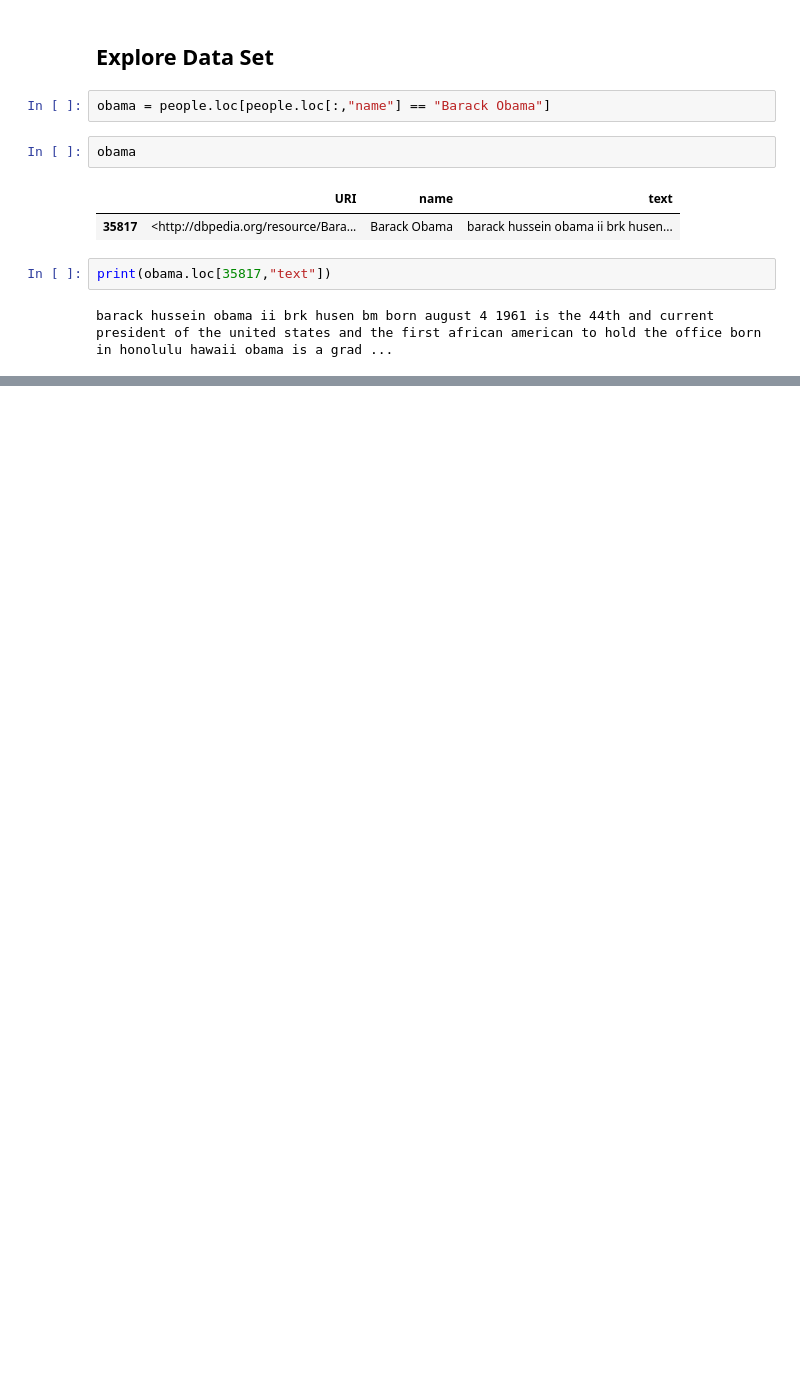
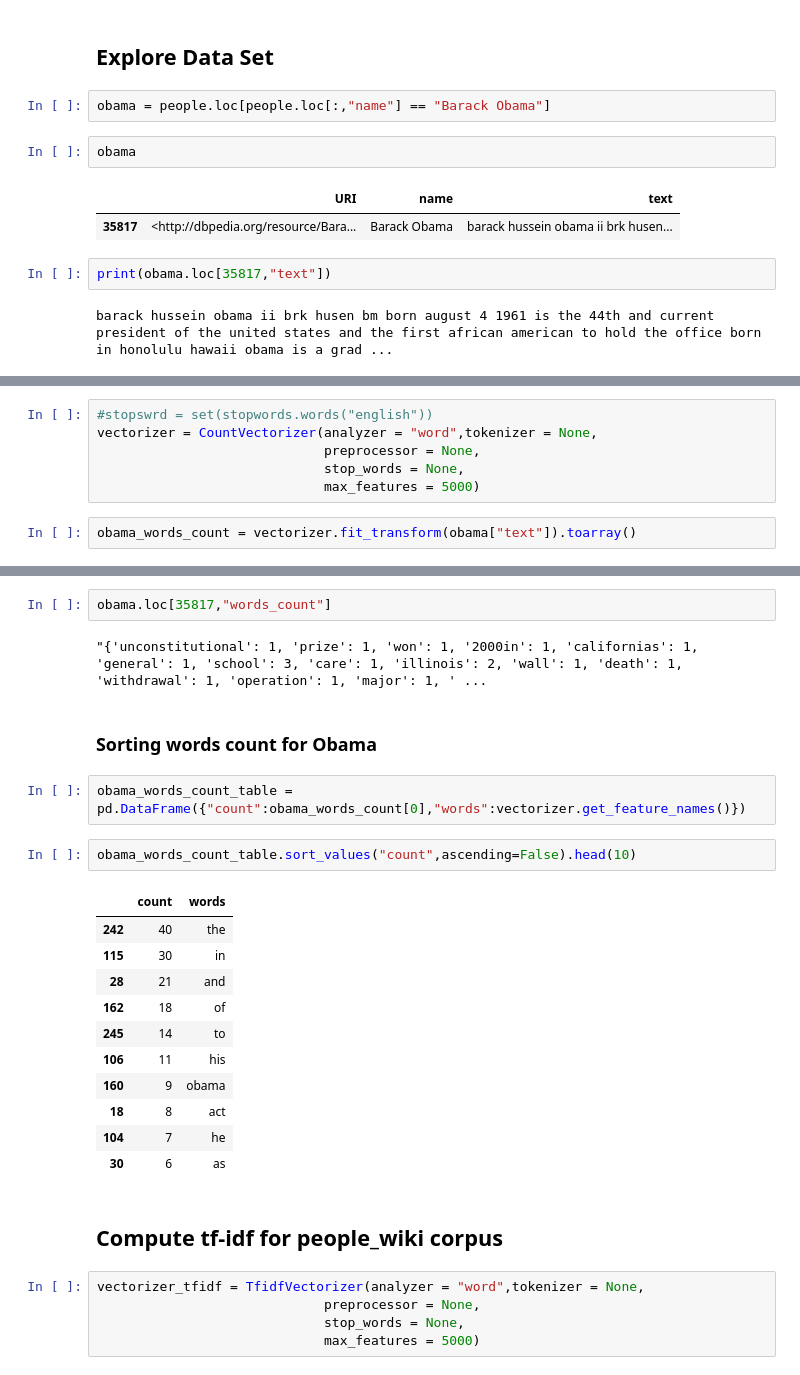
Before and after one commit to ddumet/coursera_machine_learning_foundations, a Jupyter notebook: document_retrieval.ipynb, the cells around one changed output, grey strips where cells are left out. Saved outputs shown, nothing was run; the diff lists cells and outputs as text; blank space fills up the shorter version.

```diff
--- a/document_retrieval.ipynb
+++ b/document_retrieval.ipynb
@@ -34,0 +51,8 @@ barack hussein obama ii brk husen bm born august 4 1961 is the 44th and current
+# %%
+#stopswrd = set(stopwords.words("english"))
+vectorizer = CountVectorizer(analyzer = "word",tokenizer = None,
+                             preprocessor = None,
+                             stop_words = None,
+                             max_features = 5000)
+# %%
+obama_words_count = vectorizer.fit_transform(obama["text"]).toarray()
@@ -34,0 +77,29 @@ barack hussein obama ii brk husen bm born august 4 1961 is the 44th and current
+# %%
+obama.loc[35817,"words_count"]
+# %% [output]
+"{'unconstitutional': 1, 'prize': 1, 'won': 1, '2000in': 1, 'californias': 1, 'general': 1, 'school': 3, 'care': 1, 'illinois': 2, 'wall': 1, 'death': 1, 'withdrawal': 1, 'operation': 1, 'major': 1, ' ...
+# %% [markdown]
+### Sorting words count for Obama
+# %%
+obama_words_count_table = pd.DataFrame({"count":obama_words_count[0],"words":vectorizer.get_feature_names()})
+# %%
+obama_words_count_table.sort_values("count",ascending=False).head(10)
+# %% [output]
+|  | count | words |
+| 242 | 40 | the |
+| 115 | 30 | in |
+| 28 | 21 | and |
+| 162 | 18 | of |
+| 245 | 14 | to |
+| 106 | 11 | his |
+| 160 | 9 | obama |
+| 18 | 8 | act |
+| 104 | 7 | he |
+| 30 | 6 | as |
+# %% [markdown]
+## Compute tf-idf for people_wiki corpus
+# %%
+vectorizer_tfidf = TfidfVectorizer(analyzer = "word",tokenizer = None,
+                             preprocessor = None,
+                             stop_words = None,
+                             max_features = 5000)
```
Also changed, not shown: parts of 17 cells of this notebook.
